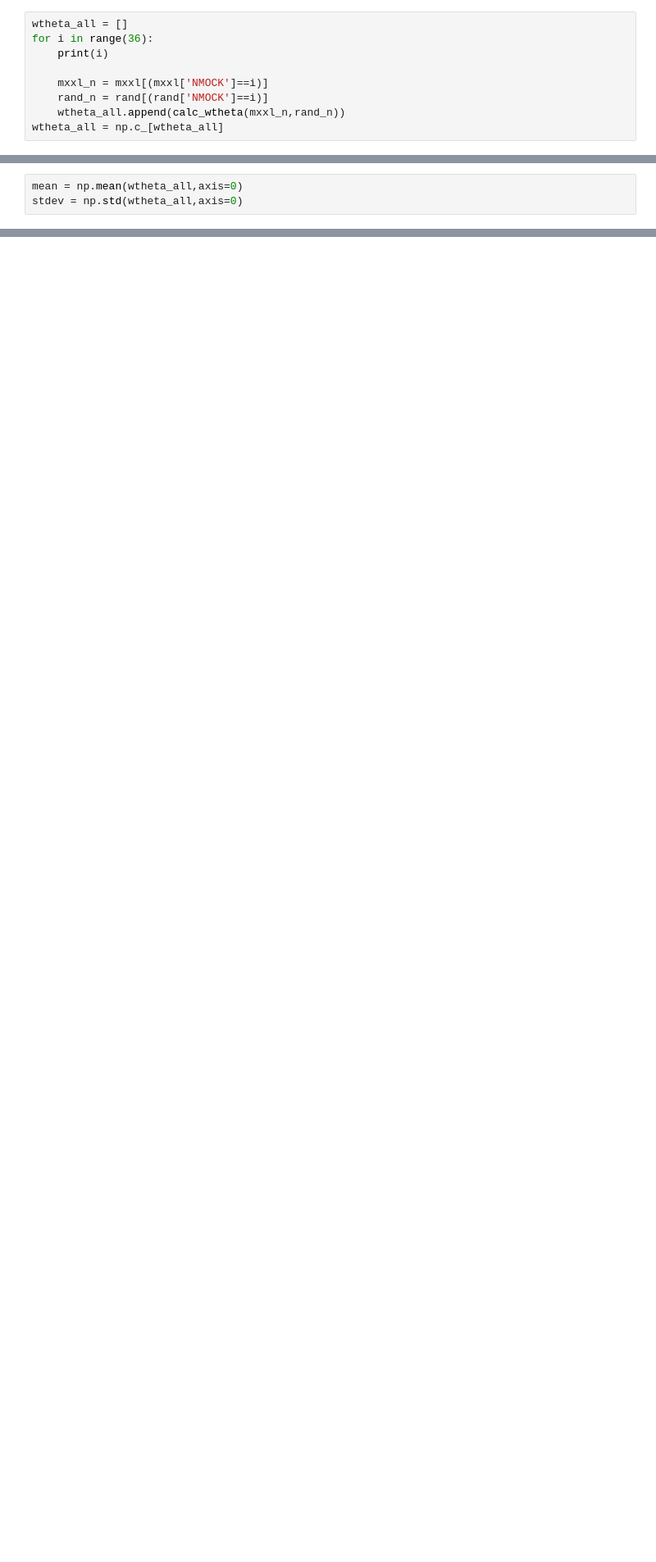
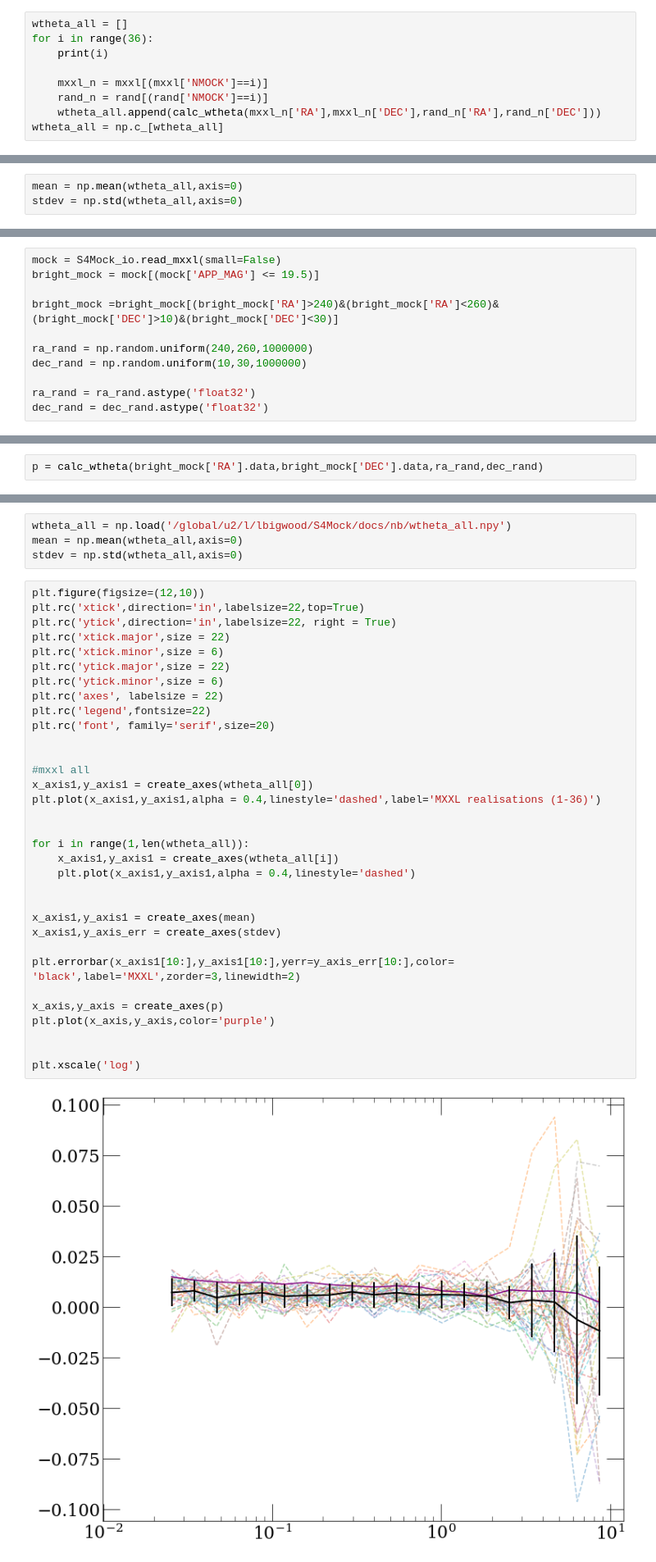
Before and after one commit to leahbigwood/S4Mock, a Jupyter notebook: docs/nb/mxxl_errs.ipynb, the cells around one changed output, grey strips where cells are left out. Shown: that part at 82% size. Cells and saved outputs as stored; diff of their text form; blank space fills up the shorter version.

```diff
--- a/docs/nb/mxxl_errs.ipynb
+++ b/docs/nb/mxxl_errs.ipynb
@@ -42,5 +52,5 @@ for i in range(36):
 
     mxxl_n = mxxl[(mxxl['NMOCK']==i)]
     rand_n = rand[(rand['NMOCK']==i)]
-    wtheta_all.append(calc_wtheta(mxxl_n,rand_n))
+    wtheta_all.append(calc_wtheta(mxxl_n['RA'],mxxl_n['DEC'],rand_n['RA'],rand_n['DEC']))
 wtheta_all = np.c_[wtheta_all]
@@ -106,0 +104,11 @@ plt.xscale('log')
+# %%
+mock = S4Mock_io.read_mxxl(small=False)
+bright_mock = mock[(mock['APP_MAG'] <= 19.5)]
+
+bright_mock =bright_mock[(bright_mock['RA']>240)&(bright_mock['RA']<260)& (bright_mock['DEC']>10)&(bright_mock['DEC']<30)]
+
+ra_rand = np.random.uniform(240,260,1000000)
+dec_rand = np.random.uniform(10,30,1000000)
+
+ra_rand = ra_rand.astype('float32')
+dec_rand = dec_rand.astype('float32')
@@ -106,0 +135,2 @@ plt.xscale('log')
+# %%
+p = calc_wtheta(bright_mock['RA'].data,bright_mock['DEC'].data,ra_rand,dec_rand)
@@ -106,0 +139,39 @@ plt.xscale('log')
+# %%
+wtheta_all = np.load('/global/u2/l/lbigwood/S4Mock/docs/nb/wtheta_all.npy')
+mean = np.mean(wtheta_all,axis=0)
+stdev = np.std(wtheta_all,axis=0)
+# %%
+plt.figure(figsize=(12,10))
+plt.rc('xtick',direction='in',labelsize=22,top=True)
+plt.rc('ytick',direction='in',labelsize=22, right = True)
+plt.rc('xtick.major',size = 22)
+plt.rc('xtick.minor',size = 6)
+plt.rc('ytick.major',size = 22)
+plt.rc('ytick.minor',size = 6)
+plt.rc('axes', labelsize = 22)
+plt.rc('legend',fontsize=22)
+plt.rc('font', family='serif',size=20)
+
+
+#mxxl all
+x_axis1,y_axis1 = create_axes(wtheta_all[0])
+plt.plot(x_axis1,y_axis1,alpha = 0.4,linestyle='dashed',label='MXXL realisations (1-36)')
+
+
+for i in range(1,len(wtheta_all)):
+    x_axis1,y_axis1 = create_axes(wtheta_all[i])
+    plt.plot(x_axis1,y_axis1,alpha = 0.4,linestyle='dashed')
+
+
+x_axis1,y_axis1 = create_axes(mean)
+x_axis1,y_axis_err = create_axes(stdev)
+
+plt.errorbar(x_axis1[10:],y_axis1[10:],yerr=y_axis_err[10:],color= 'black',label='MXXL',zorder=3,linewidth=2)
+
+x_axis,y_axis = create_axes(p)
+plt.plot(x_axis,y_axis,color='purple')
+
+
+plt.xscale('log')
+# %% [output]
+[figure, added]
```
Also changed, not shown: parts of 13 cells of this notebook, 2 other files.
